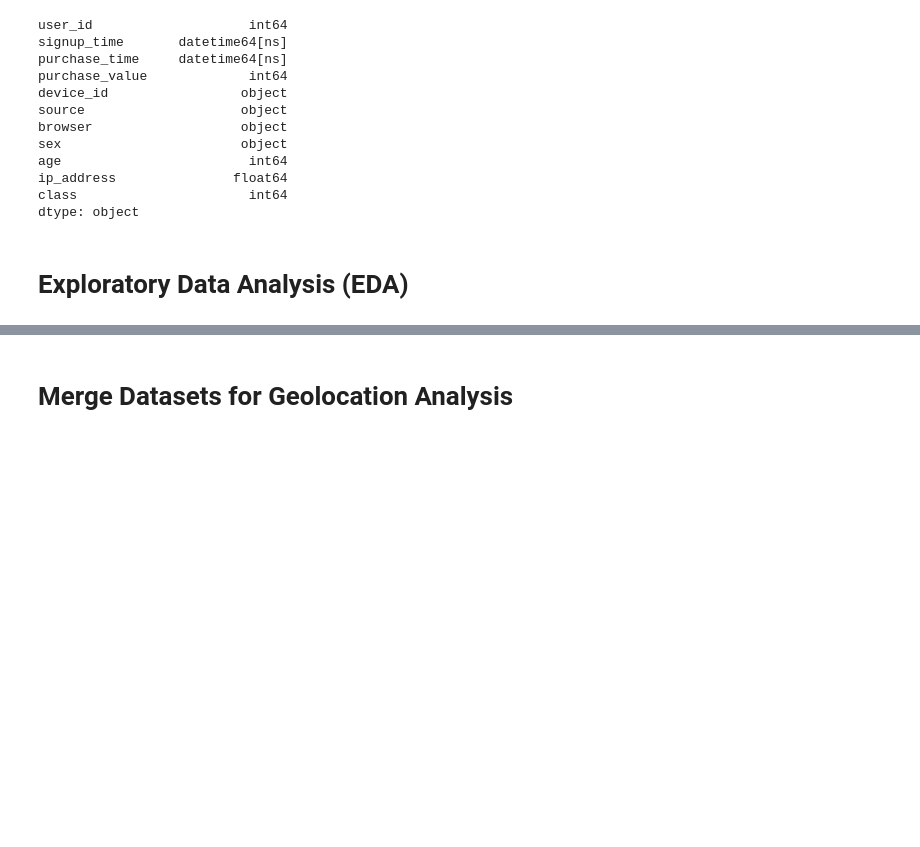
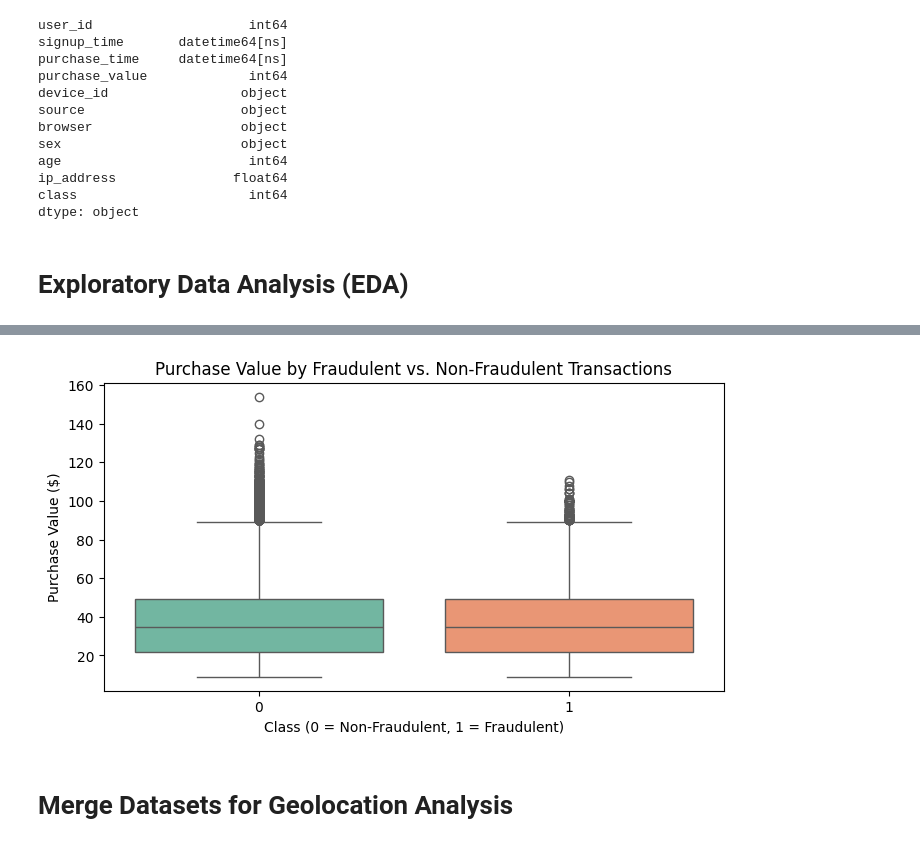
Before and after one commit to Abrham111/adey-innovations-fraud-detection, a Jupyter notebook: notebooks/DataAnalysisandPreprocessing.ipynb, the cells around one changed output, grey strips where cells are left out. Drawn from its saved outputs; the diff is of its cells as text; code cells hidden in the pictures; blank space fills up the shorter version.

```diff
--- a/notebooks/DataAnalysisandPreprocessing.ipynb
+++ b/notebooks/DataAnalysisandPreprocessing.ipynb
@@ -108,3 +117,16 @@ sns.boxplot(x='class', y='purchase_value', data=df_fraud)
+# %%
+# Bivariate analysis
+import seaborn as sns
+
+# Boxplot to compare purchase_value across fraudulent (1) and non-fraudulent (0) transactions
+plt.figure(figsize=(8, 4))
+sns.boxplot(x='class', y='purchase_value', hue='class', data=df_fraud, palette='Set2', legend=False)
+plt.title('Purchase Value by Fraudulent vs. Non-Fraudulent Transactions')
+plt.xlabel('Class (0 = Non-Fraudulent, 1 = Fraudulent)')
+plt.ylabel('Purchase Value ($)')
+plt.show()
+# %% [output]
+[figure, added]
 # %% [markdown]
 # Merge Datasets for Geolocation Analysis
 # %%
```
Also changed, not shown: parts of 4 cells of this notebook.
